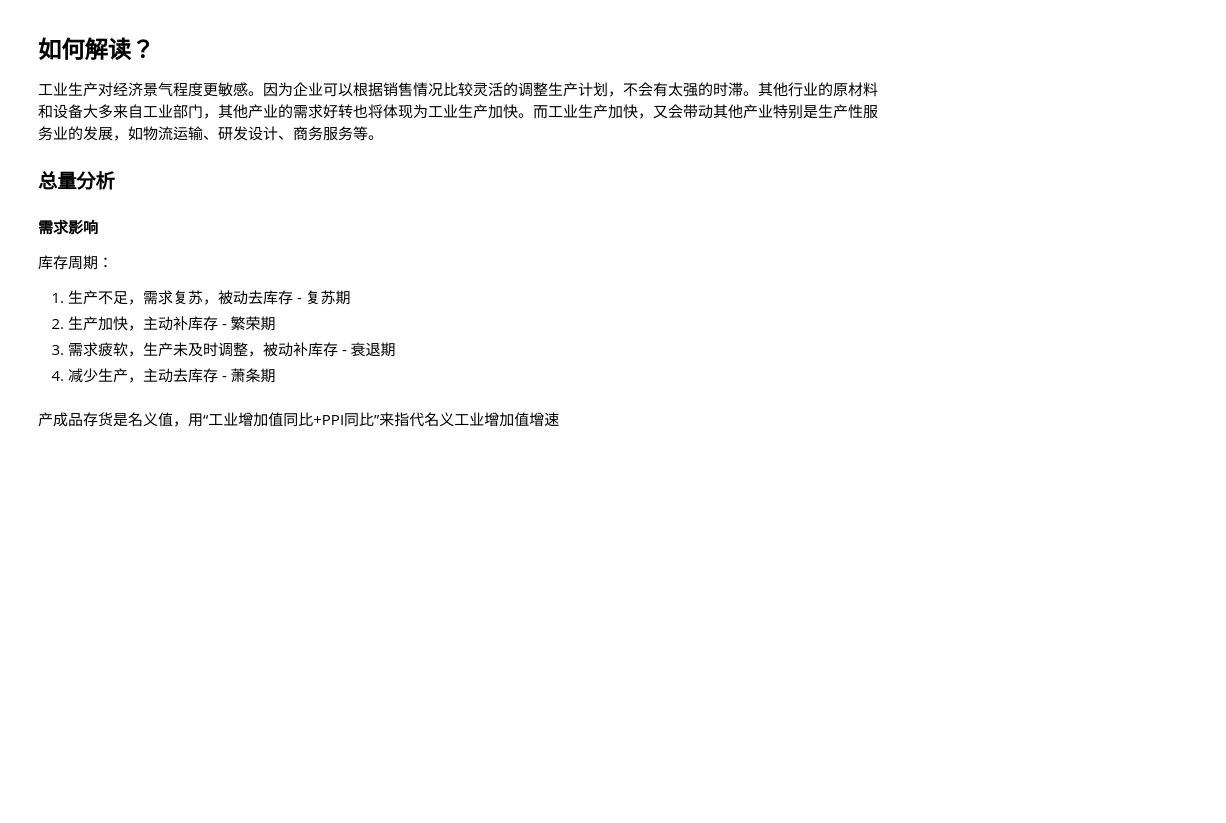
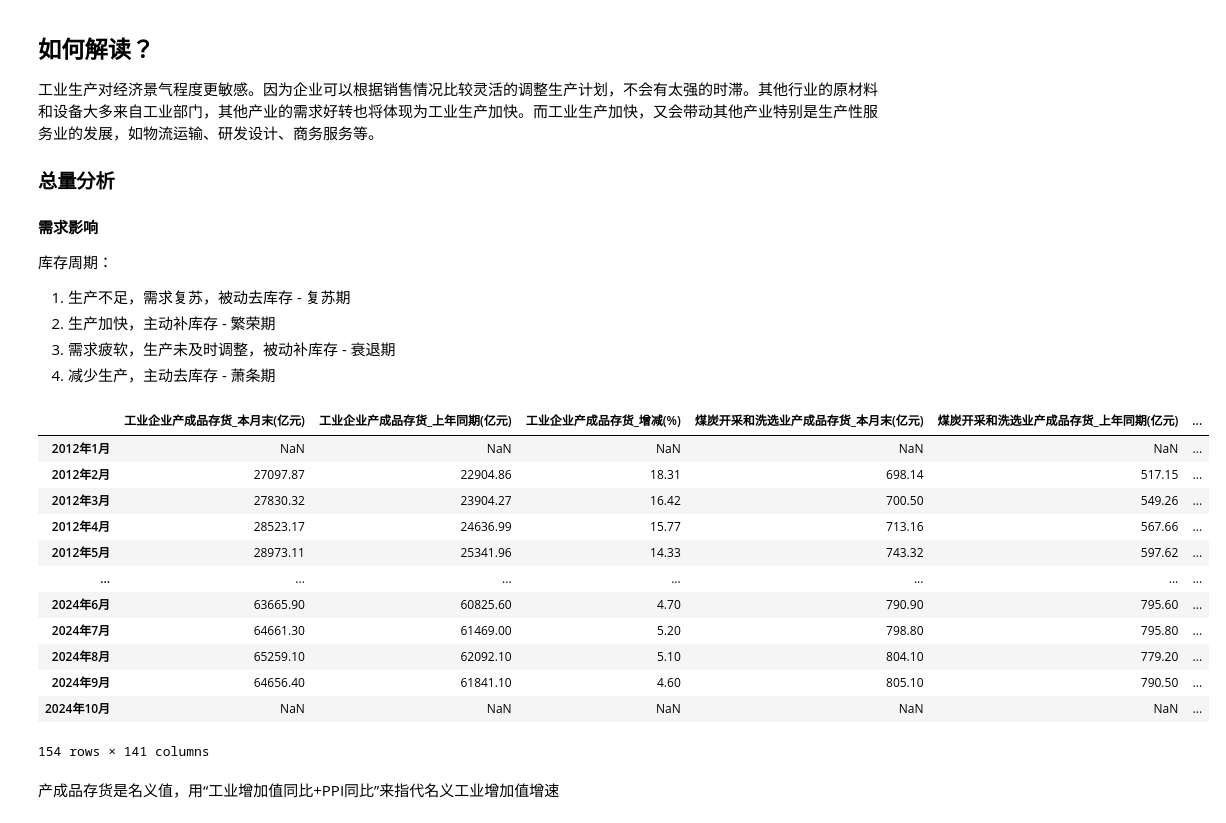
Before and after one commit to kampfer/various-data, a Jupyter notebook: src/researches/jupyter/工业增加值.ipynb, the cells around one changed output. Saved outputs shown, nothing was run; the diff lists cells and outputs as text; code cells hidden in the pictures; blank space fills up the shorter version.

```diff
--- a/src/researches/jupyter/工业增加值.ipynb
+++ b/src/researches/jupyter/工业增加值.ipynb
@@ -62,2 +111,18 @@ ccpDf2 = ccpDf2.iloc[::-1]
+# %%
+ccpDf = pd.concat([ccpDf1, ccpDf2])
+# %% [output]
+|  | 工业企业产成品存货_本月末(亿元) | 工业企业产成品存货_上年同期(亿元) | 工业企业产成品存货_增减(%) | 煤炭开采和洗选业产成品存货_本月末(亿元) | 煤炭开采和洗选业产成品存货_上年同期(亿元) | ... |
+| 2012年1月 | NaN | NaN | NaN | NaN | NaN | ... |
+| 2012年2月 | 27097.87 | 22904.86 | 18.31 | 698.14 | 517.15 | ... |
+| 2012年3月 | 27830.32 | 23904.27 | 16.42 | 700.50 | 549.26 | ... |
+| 2012年4月 | 28523.17 | 24636.99 | 15.77 | 713.16 | 567.66 | ... |
+| 2012年5月 | 28973.11 | 25341.96 | 14.33 | 743.32 | 597.62 | ... |
+| ... | ... | ... | ... | ... | ... | ... |
+| 2024年6月 | 63665.90 | 60825.60 | 4.70 | 790.90 | 795.60 | ... |
+| 2024年7月 | 64661.30 | 61469.00 | 5.20 | 798.80 | 795.80 | ... |
+| 2024年8月 | 65259.10 | 62092.10 | 5.10 | 804.10 | 779.20 | ... |
+| 2024年9月 | 64656.40 | 61841.10 | 4.60 | 805.10 | 790.50 | ... |
+| 2024年10月 | NaN | NaN | NaN | NaN | NaN | ... |
+154 rows × 141 columns
 # %%
 gyzjzSeries = gyzjzDf["工业增加值_累计增长(%)"]
```
Also changed, not shown: parts of 16 cells of this notebook.
